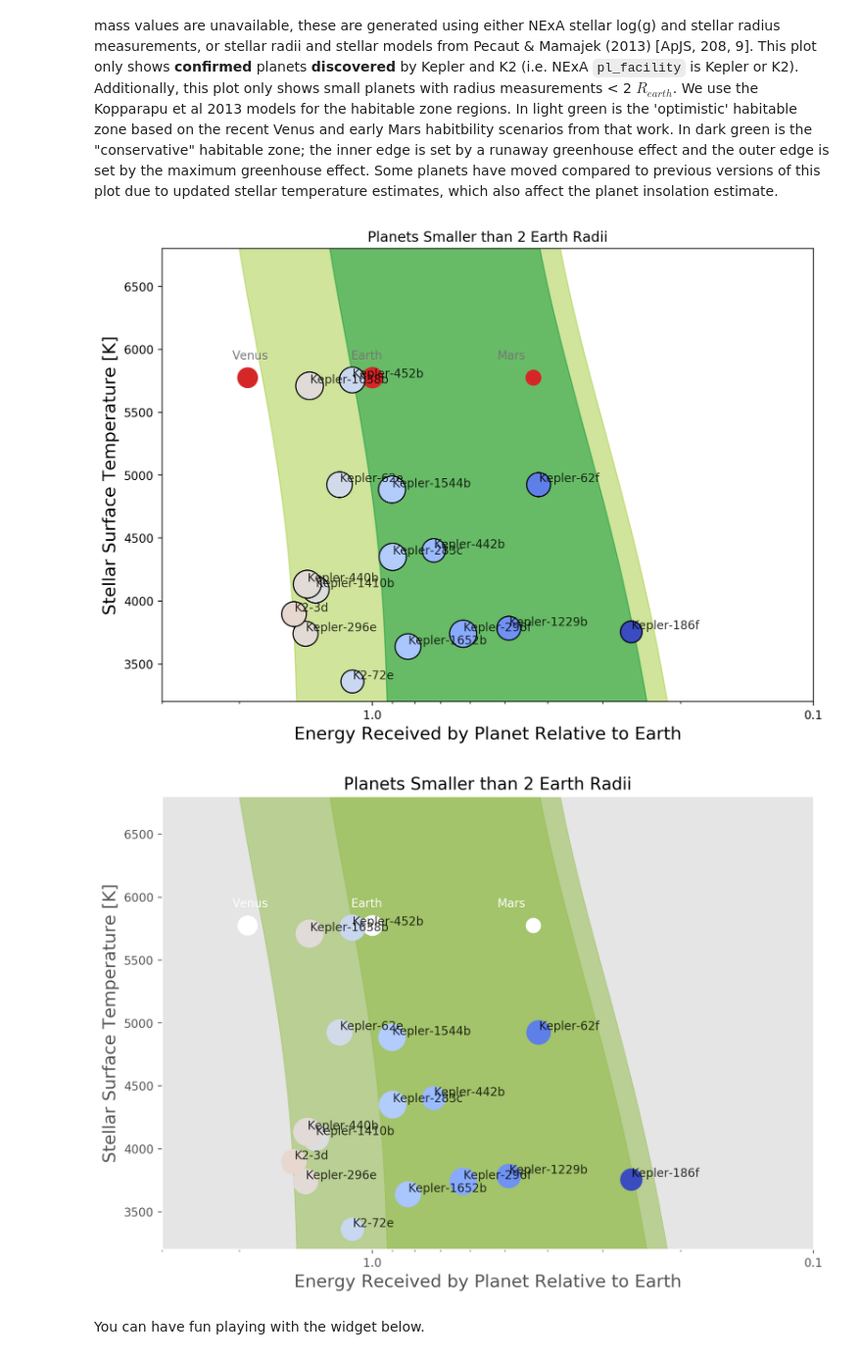
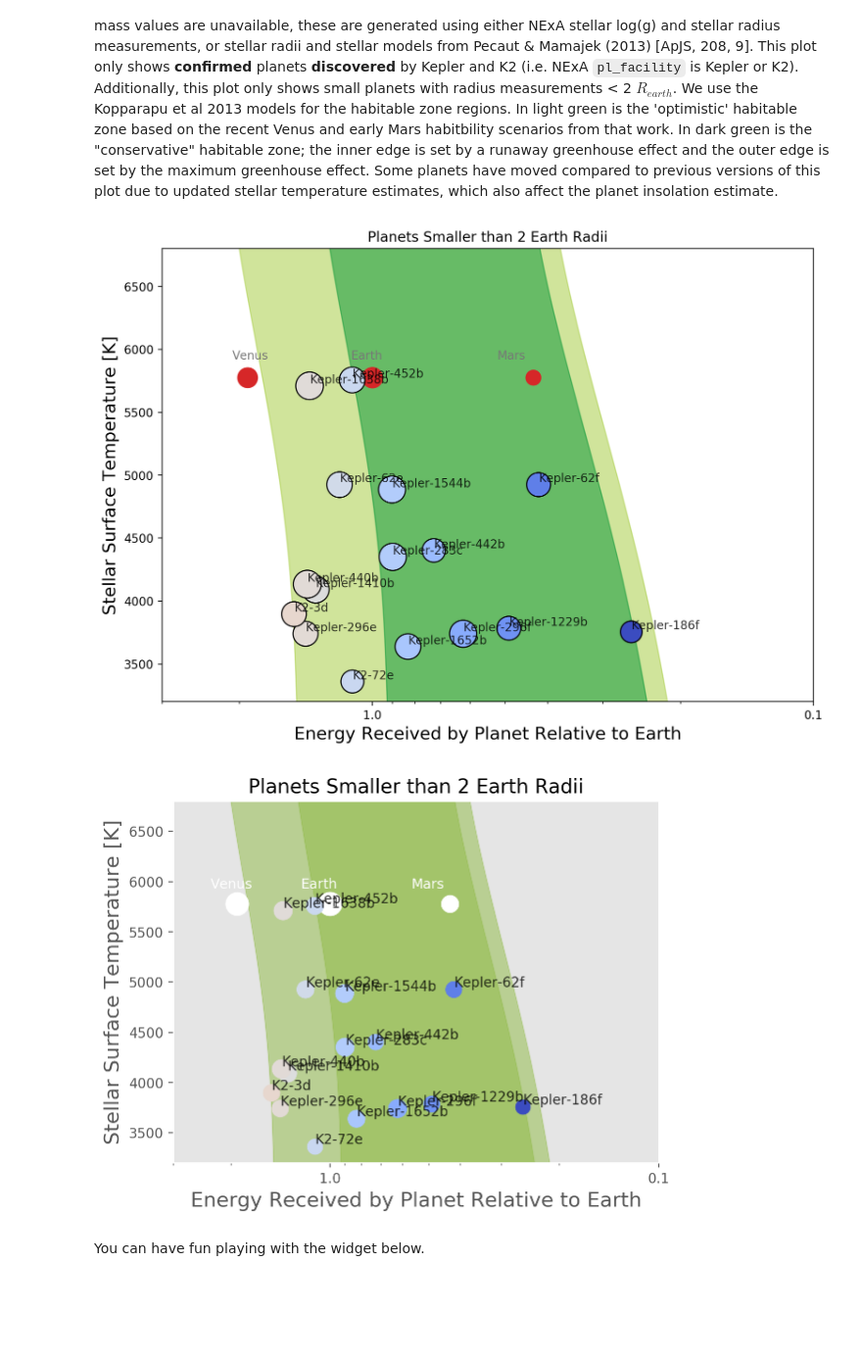
Before and after one commit to christinahedges/atmosphere-charts, a Jupyter notebook: habitablezoneplanets.ipynb, the cells around one changed output. Shown at 98% size. Cells and saved outputs as stored; diff of their text form; code cells hidden in the pictures; blank space fills up the shorter version.

Commit message:
Added HZ chart

```diff
--- a/habitablezoneplanets.ipynb
+++ b/habitablezoneplanets.ipynb
@@ -158,36 +158,37 @@ def hzplot(ax=None, figsize=(10,7), scale = 300, eps=False):
 
 def plot(Mission='Kepler', RadiusLimit = 2, Year=2020, ax=None, legend=False, scale = 300, edgecolor=None, eps=False):
     dics = {'Kepler': kepler, 'K2': k2}
     df = dics[Mission]
     if ax is None:
         ax = hzplot(ax, scale=scale, eps=eps)
     ok = np.isfinite(df.pl_insol) & (df.pl_rade < RadiusLimit) & (df.pl_disc<Year) & (df.habitable)
     plt.scatter(df.pl_insol[ok], df.st_teff[ok], s=df.pl_rade[ok]*scale, c=df.pl_eqt[ok], cmap=plt.get_cmap('coolwarm'), vmin=200, vmax=400, label=Mission, edgecolor=edgecolor)
     for x, y, z in zip(df[ok].pl_insol, df[ok].st_teff, df[ok].pl_hostname+df[ok].pl_letter):
         plt.text(x, y, '{}'.format(z), ha='left', va='bottom', color='black', alpha=0.8)
     plt.title("Planets Smaller than {} Earth Radii".format(RadiusLimit))
     if legend:
         lg = plt.legend(loc='upper left')
         for l in lg.legendHandles:
             l._sizes=[20]
     return ax
 
 plt.style.use('default')
 ax = hzplot(eps=True)
 ax = plot('Kepler', ax=ax, edgecolor='black')
 ax = plot('K2', ax=ax, edgecolor='black')
 plt.axis('on')
 plt.savefig('charts/smallplanets_HZ.eps', dpi=300, bbox_inches='tight')
 
 
 plt.style.use('ggplot')
-ax = plot('Kepler')
-ax = plot('K2', ax=ax)
+ax = hzplot(figsize=(6.4,4.8))
+ax = plot('Kepler', ax=ax, scale=100)
+ax = plot('K2', ax=ax, scale=100)
 
 plt.savefig('charts/smallplanets_HZ.png', dpi=300, bbox_inches='tight')
 # %% [output]
 [figure]
-[figure, old version]
+[figure, new version]
 # %% [markdown]
 You can have fun playing with the widget below.
 # %%
```
